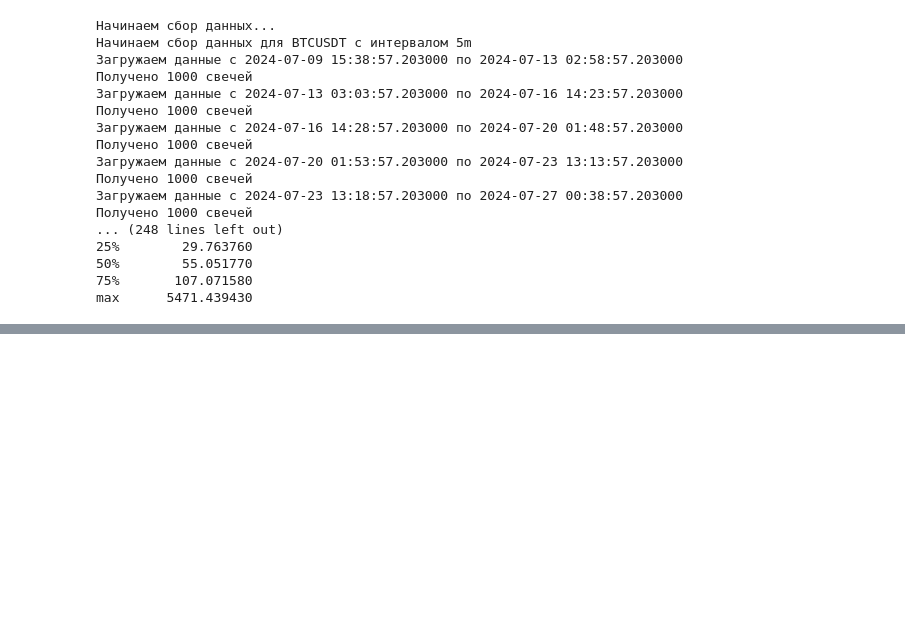
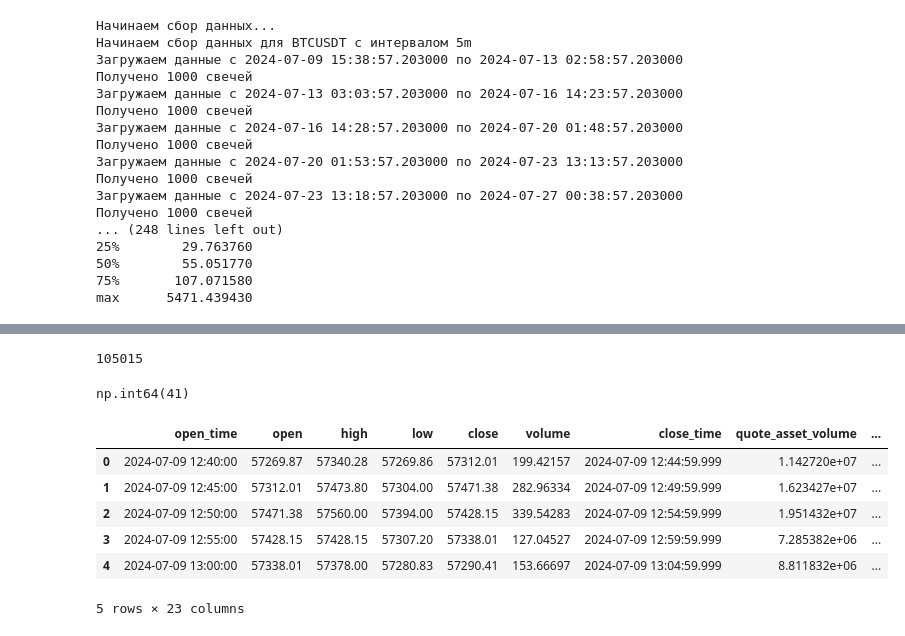
Before and after one commit to pasheee/StockPrediction, a Jupyter notebook: graphsParsing/debug/api_debug.ipynb, the cells around one changed output, grey strips where cells are left out. Cells and saved outputs as stored; diff of their text form; code cells hidden in the pictures; blank space fills up the shorter version.

```diff
--- a/graphsParsing/debug notebooks/api_debug.ipynb
+++ b/graphsParsing/debug/api_debug.ipynb
@@ -346,0 +390,12 @@ max      5471.439430
+# %%
+from finta import TA
+import pandas as pd
+import numpy as np
+raw_data.shape[0]
+# %% [output]
+105015
+# %%
+check = TA.SMA(raw_data, 42)
+check.isna().sum()
+# %% [output]
+np.int64(41)
@@ -346,0 +517,10 @@ max      5471.439430
+# %%
+processed.head()
+# %% [output]
+|  | open_time | open | high | low | close | volume | close_time | quote_asset_volume | ... |
+| 0 | 2024-07-09 12:40:00 | 57269.87 | 57340.28 | 57269.86 | 57312.01 | 199.42157 | 2024-07-09 12:44:59.999 | 1.142720e+07 | ... |
+| 1 | 2024-07-09 12:45:00 | 57312.01 | 57473.80 | 57304.00 | 57471.38 | 282.96334 | 2024-07-09 12:49:59.999 | 1.623427e+07 | ... |
+| 2 | 2024-07-09 12:50:00 | 57471.38 | 57560.00 | 57394.00 | 57428.15 | 339.54283 | 2024-07-09 12:54:59.999 | 1.951432e+07 | ... |
+| 3 | 2024-07-09 12:55:00 | 57428.15 | 57428.15 | 57307.20 | 57338.01 | 127.04527 | 2024-07-09 12:59:59.999 | 7.285382e+06 | ... |
+| 4 | 2024-07-09 13:00:00 | 57338.01 | 57378.00 | 57280.83 | 57290.41 | 153.66697 | 2024-07-09 13:04:59.999 | 8.811832e+06 | ... |
+5 rows × 23 columns
```
Also changed, not shown: parts of 21 cells of this notebook, 4 other files.
